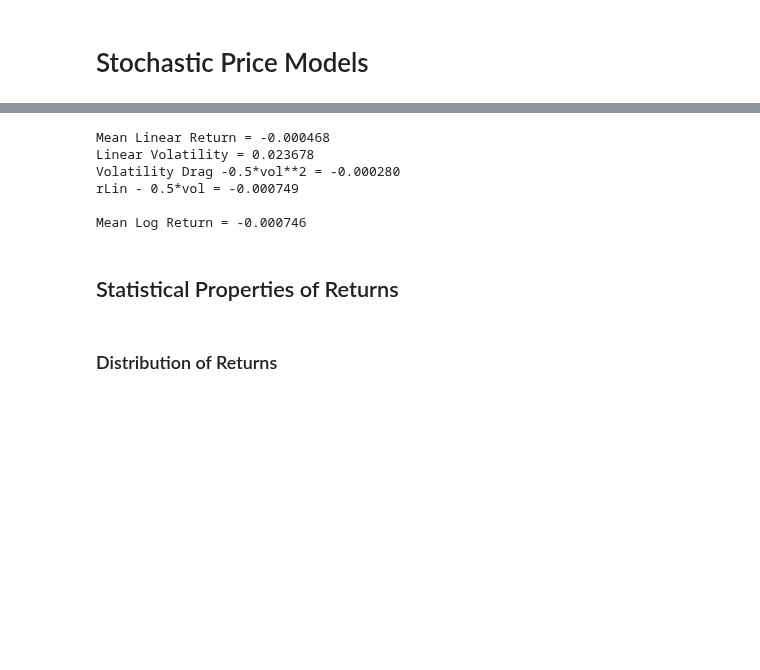
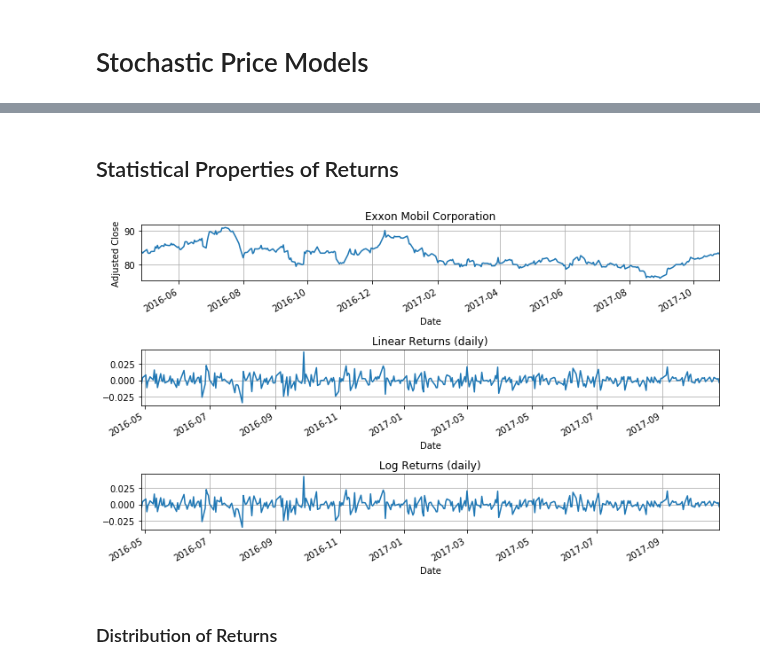
Before and after one commit to jckantor/CBE40455, a Jupyter notebook: notebooks/Stochastic Price Models.ipynb, the cells around one changed output, grey strips where cells are left out. Saved outputs shown, nothing was run; the diff lists cells and outputs as text; code cells hidden in the pictures; blank space fills up the shorter version.

```diff
--- a/notebooks/Stochastic Price Models.ipynb
+++ b/notebooks/Stochastic Price Models.ipynb
@@ -24,3 +12,12 @@ import numpy as np
 import pandas as pd
 import datetime
 from pandas_datareader import data, wb
+
+import requests
+
+def get_symbol(symbol):
+    url = "http://d.yimg.com/autoc.finance.yahoo.com/autoc?query={}&region=1&lang=en".format(symbol)
+    result = requests.get(url).json()
+    for x in result['ResultSet']['Result']:
+        if x['symbol'] == symbol:
+            return x['name']
@@ -311,19 +24,42 @@ plt.tight_layout()
-# %%
-print("Mean Linear Return = {0:.6f}".format(rLin.mean()))
-print("Linear Volatility = {0:.6f}".format(rLin.std()))
-print("Volatility Drag -0.5*vol**2 = {0:.6f}".format(-0.5*rLin.std()**2))
-print("rLin - 0.5*vol = {0:.6f}\n".format(rLin.mean() - 0.5*rLin.std()**2))
-
-print("Mean Log Return = {0:.6f}".format(rLog.mean()))
-# %% [output]
-Mean Linear Return = -0.000468
-Linear Volatility = 0.023678
-Volatility Drag -0.5*vol**2 = -0.000280
-rLin - 0.5*vol = -0.000749
-
-Mean Log Return = -0.000746
 # %% [markdown]
 ## Statistical Properties of Returns
+# %%
+symbol = 'XOM'
+
+# end date is today
+end = datetime.datetime.today().date()
+
+# start date is three years prior
+start = end-datetime.timedelta(1.5*365)
+
+# get stock price data
+S = data.DataReader(symbol,"yahoo",start,end)['Adj Close']
+rlin = (S - S.shift(1))/S.shift(1)
+rlog = np.log(S/S.shift(1))
+
+rlin = rlin.dropna()
+rlog = rlog.dropna()
+
+# plot data
+plt.figure(figsize=(10,6))
+plt.subplot(3,1,1)
+S.plot(title=get_symbol(symbol))
+plt.ylabel('Adjusted Close')
+plt.grid()
+
+plt.subplot(3,1,2)
+rlin.plot()
+plt.title('Linear Returns (daily)')
+plt.grid()
+plt.tight_layout()
+
+plt.subplot(3,1,3)
+rlog.plot()
+plt.title('Log Returns (daily)')
+plt.grid()
+plt.tight_layout()
+# %% [output]
+[figure, added]
 # %% [markdown]
 ### Distribution of Returns
 # %% [markdown]
```
Also changed, not shown: parts of 48 cells of this notebook, 1 other file.
